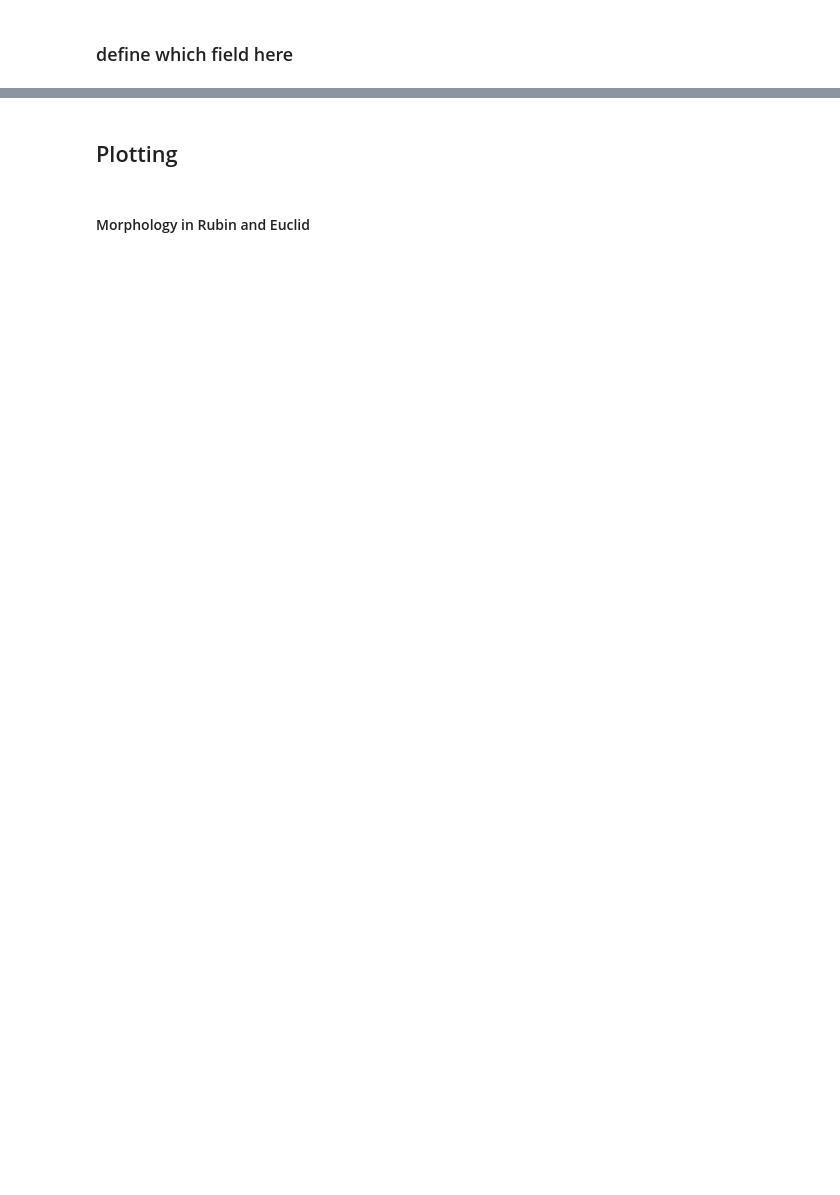
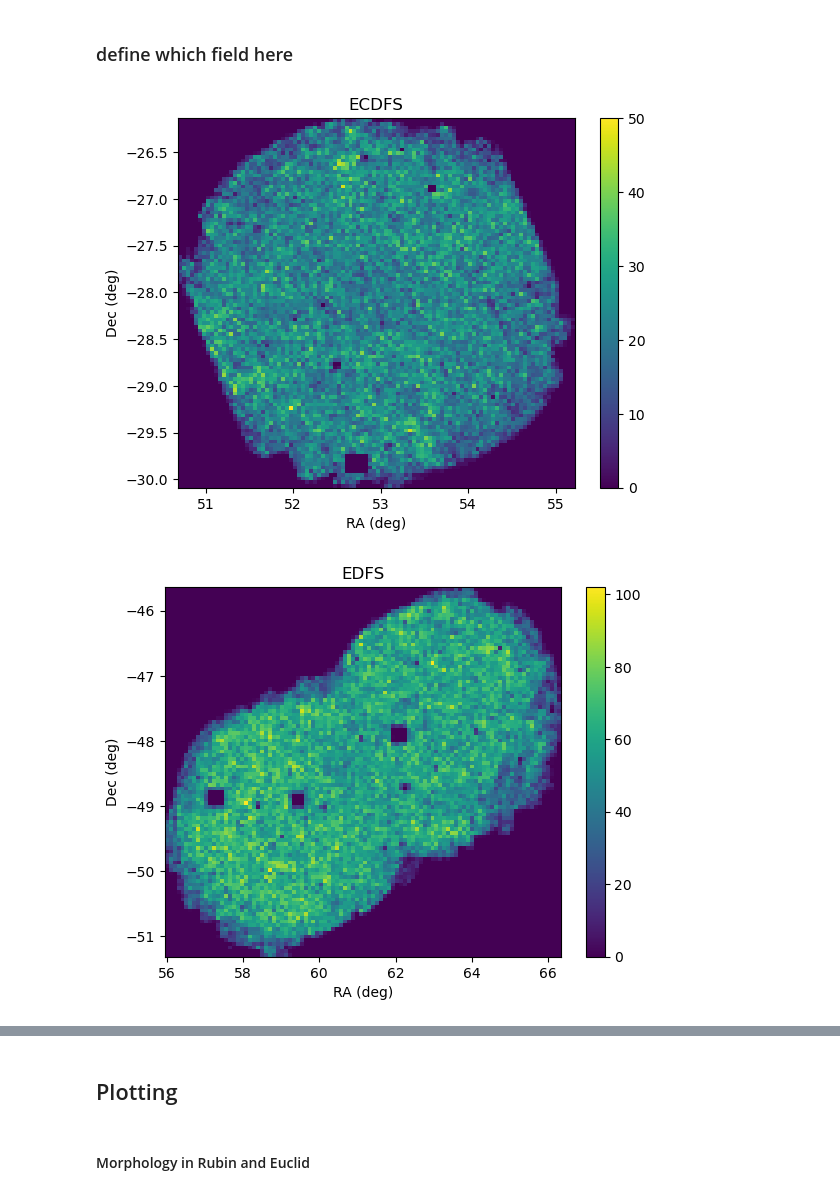
Before and after one commit to LSSTDESC/ufd_alfred, a Jupyter notebook: star_gal_sep.ipynb, the cells around one changed output, grey strips where cells are left out. Saved outputs shown, nothing was run; the diff lists cells and outputs as text; code cells hidden in the pictures; blank space fills up the shorter version.

```diff
--- a/star_gal_sep.ipynb
+++ b/star_gal_sep.ipynb
@@ -176,11 +177,29 @@ def euclid_stars_mask(data, method):
 # %% [markdown]
 ### define which field here
 # %%
-edfs_cleaned = data_cleaning(edfs, 'griz', ['VIS','Y','J','H'], snr = 10)
-ecdfs_cleaned = data_cleaning(ecdfs, 'griz', ['VIS','Y','J','H'], snr = 10)
+edfs_cleaned = data_cleaning(edfs, 'griz', ['VIS','Y','J','H'], 'griz', ['VIS'], snr = 5)
+ecdfs_cleaned = data_cleaning(ecdfs, 'griz', ['VIS','Y','J','H'], 'griz', ['VIS'], snr = 5)
 
-EDFS = DataFrame('dp2',edfs,'EDFS')
-ECDFS = DataFrame('dp2',ecdfs,'ECDFS')
+EDFS = DataFrame('dp2',edfs_cleaned,'EDFS')
+ECDFS = DataFrame('dp2',ecdfs_cleaned,'ECDFS')
+# %%
+_, _, _, im = plt.hist2d(ecdfs_cleaned['coord_ra'], ecdfs_cleaned['coord_dec'], bins=100)
+plt.colorbar(im)
+plt.title('ECDFS')
+plt.ylabel("Dec (deg)")
+plt.xlabel("RA (deg)")
+plt.savefig(my_plotspath+'/spatial_coordinates/dp2_ecdfs_postcleaning.png')
+plt.show()
+_, _, _, im = plt.hist2d(edfs_cleaned['coord_ra'], edfs_cleaned['coord_dec'], bins=100)
+plt.colorbar(im)
+plt.title('EDFS')
+plt.ylabel("Dec (deg)")
+plt.xlabel("RA (deg)")
+plt.savefig(my_plotspath+'/spatial_coordinates/dp2_edfs_postcleaning.png')
+plt.show()
+# %% [output]
+[figure, added]
+[figure, added]
 # %%
 DF = ECDFS
 # %%
```
Also changed, not shown: parts of 26 cells of this notebook, 4 other files.
